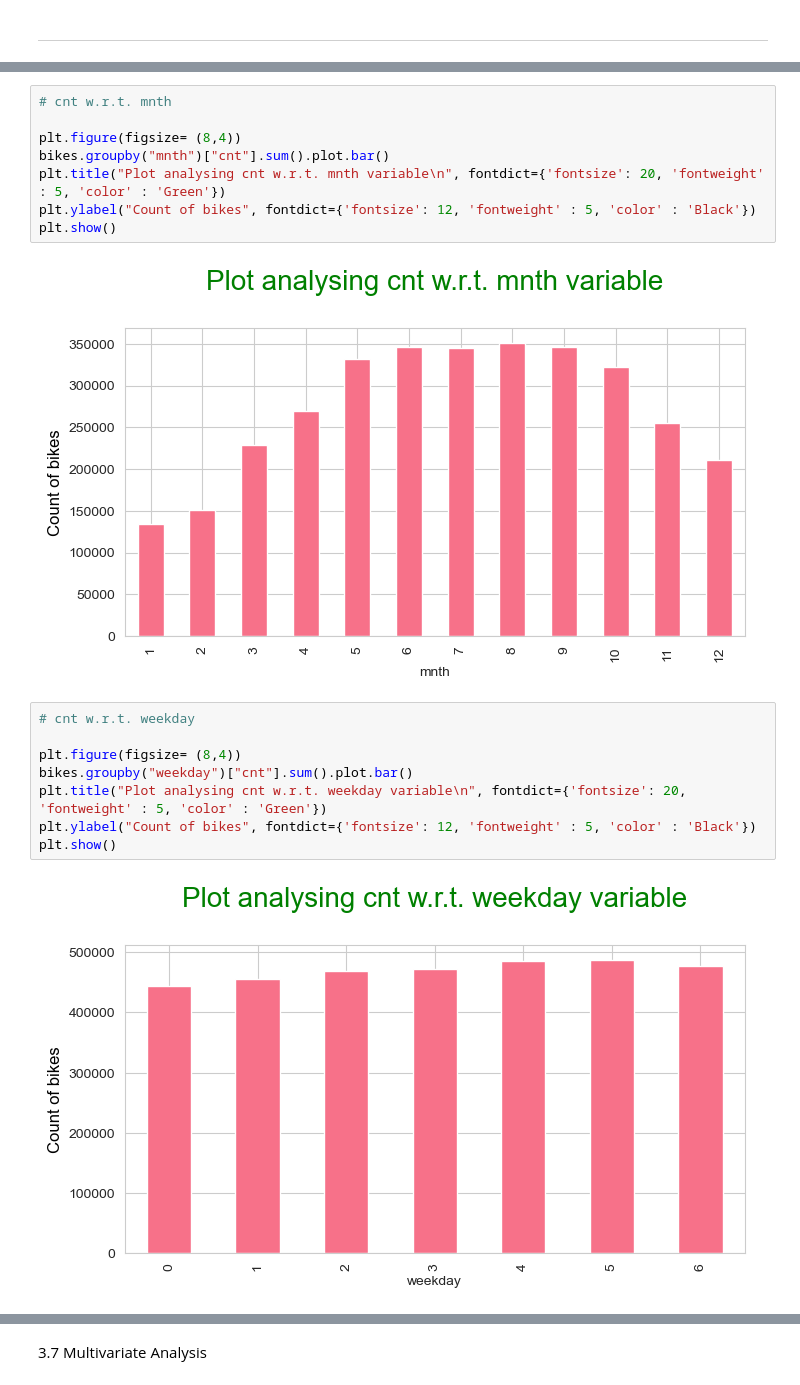
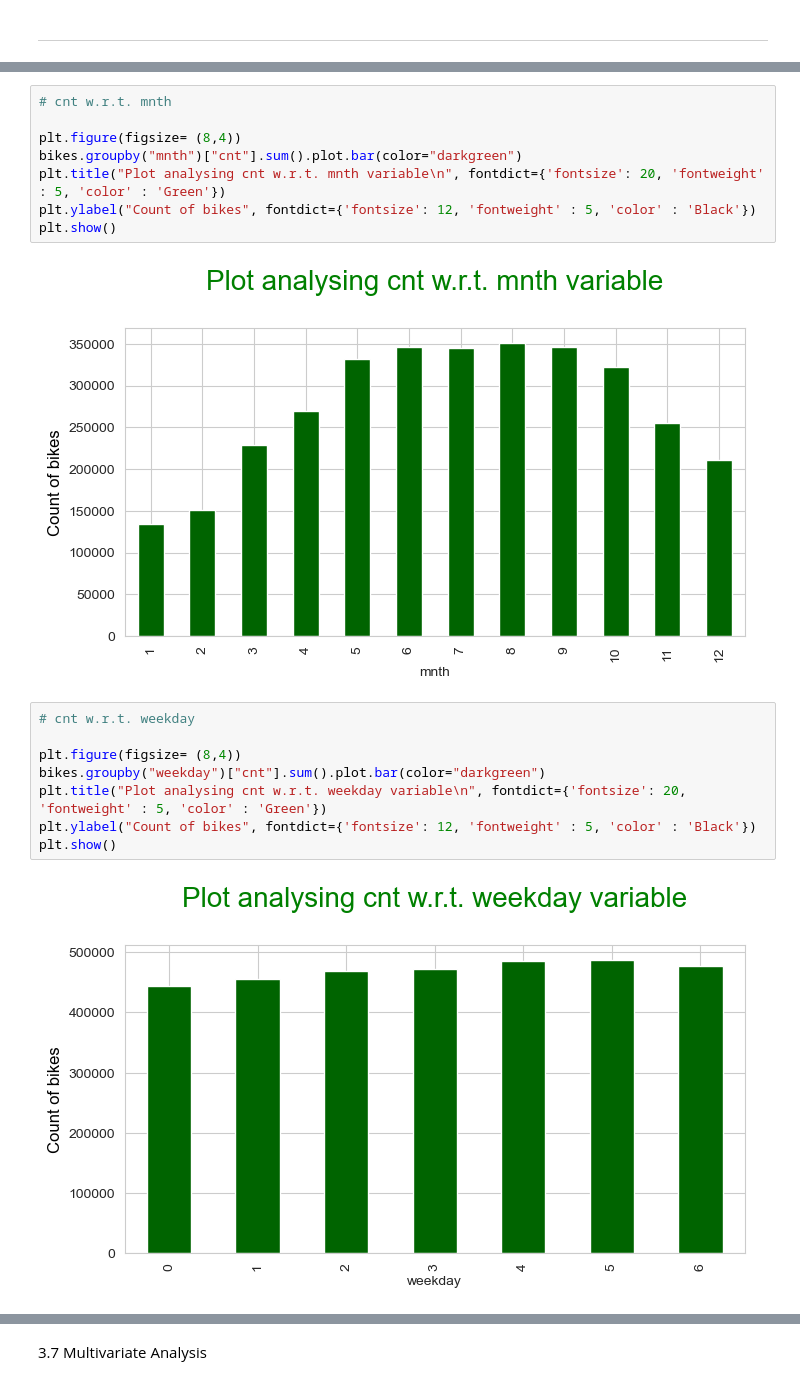
Before and after one commit to sfdatade/machine_learning_bikes_project, a Jupyter notebook: Bpp.ipynb, the cells around one changed output, grey strips where cells are left out. Saved outputs shown, nothing was run; the diff lists cells and outputs as text.

Commit message:
machine_learning_bikes_exercises_a17

```diff
--- a/Bpp.ipynb
+++ b/Bpp.ipynb
@@ -375,22 +375,22 @@ plt.show()
 # cnt w.r.t. mnth
 
 plt.figure(figsize= (8,4))
-bikes.groupby("mnth")["cnt"].sum().plot.bar()
+bikes.groupby("mnth")["cnt"].sum().plot.bar(color="darkgreen")
 plt.title("Plot analysing cnt w.r.t. mnth variable\n", fontdict={'fontsize': 20, 'fontweight' : 5, 'color' : 'Green'})
 plt.ylabel("Count of bikes", fontdict={'fontsize': 12, 'fontweight' : 5, 'color' : 'Black'})
 plt.show()
 # %% [output]
-[figure, old version]
+[figure, new version]
 # %%
 # cnt w.r.t. weekday
 
 plt.figure(figsize= (8,4))
-bikes.groupby("weekday")["cnt"].sum().plot.bar()
+bikes.groupby("weekday")["cnt"].sum().plot.bar(color="darkgreen")
 plt.title("Plot analysing cnt w.r.t. weekday variable\n", fontdict={'fontsize': 20, 'fontweight' : 5, 'color' : 'Green'})
 plt.ylabel("Count of bikes", fontdict={'fontsize': 12, 'fontweight' : 5, 'color' : 'Black'})
 plt.show()
 # %% [output]
-[figure, old version]
+[figure, new version]
 # %%
 # cnt w.r.t. weathersit
 
```
Also changed, not shown: parts of 11 cells of this notebook.
